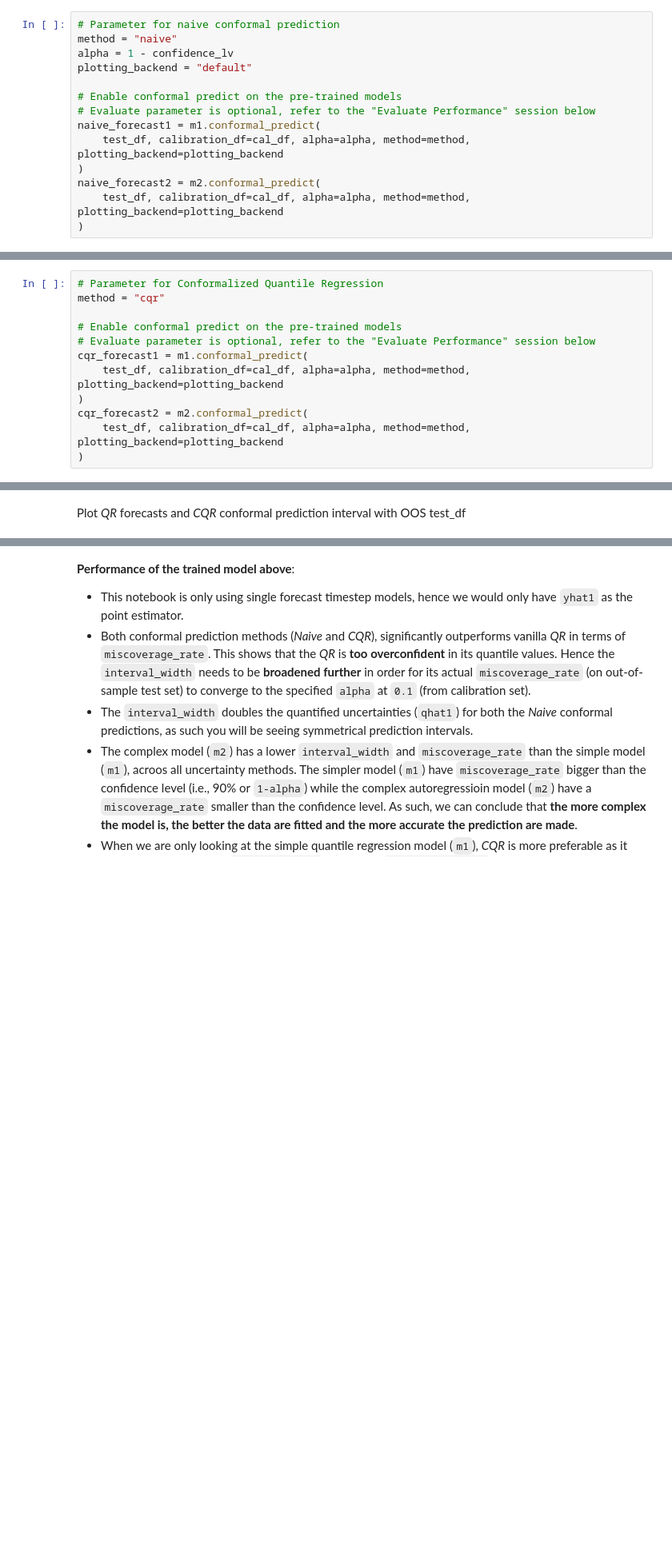
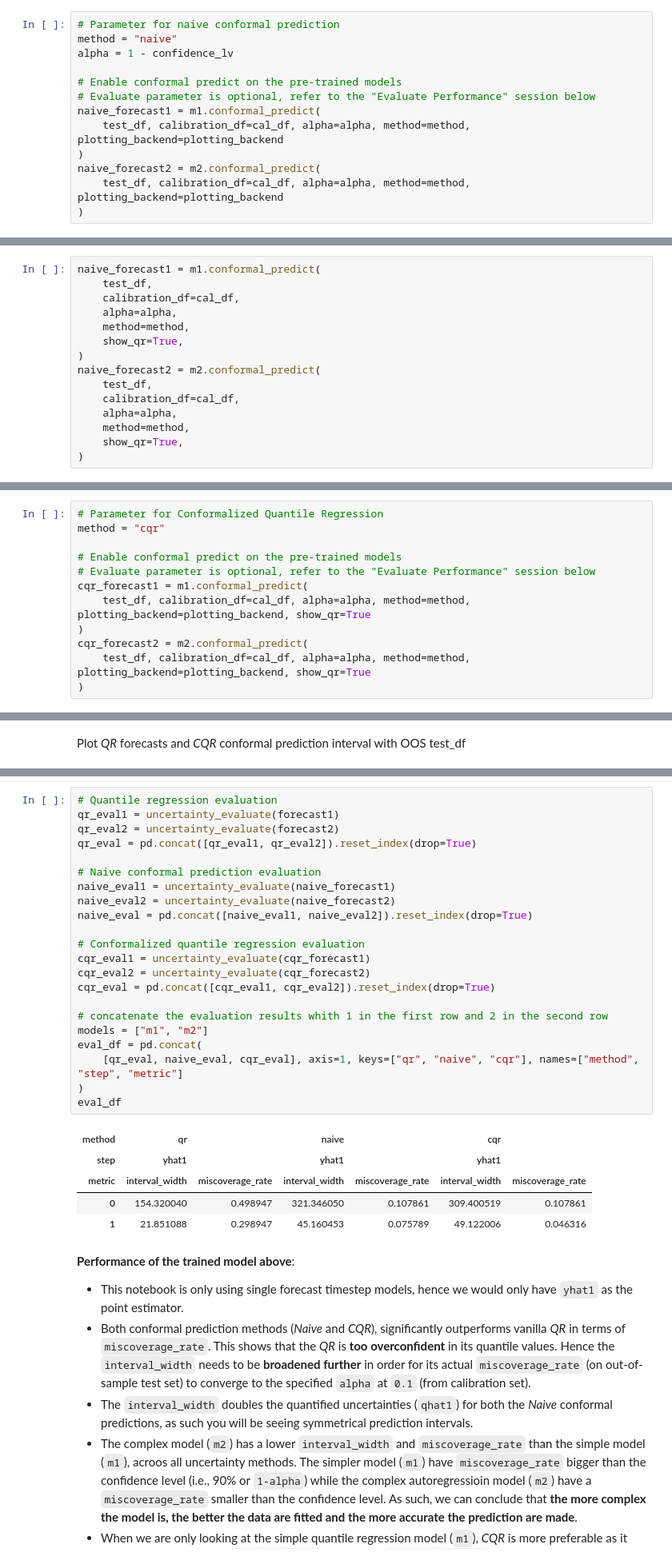
Before and after one commit to ourownstory/neural_prophet, a Jupyter notebook: tutorials/feature-use/uncertainty_conformal_prediction.ipynb, the cells around one changed output, grey strips where cells are left out. Shown: that part at 80% size. Saved outputs shown, nothing was run; the diff lists cells and outputs as text; blank space fills up the shorter version.

```diff
--- a/tutorials/feature-use/uncertainty_conformal_prediction.ipynb
+++ b/tutorials/feature-use/uncertainty_conformal_prediction.ipynb
@@ -162,7 +161,6 @@ Going back to our example, we need to denote the parameter value for the calibra
 # Parameter for naive conformal prediction
 method = "naive"
 alpha = 1 - confidence_lv
-plotting_backend = "default"
 
 # Enable conformal predict on the pre-trained models
 # Evaluate parameter is optional, refer to the "Evaluate Performance" session below
@@ -256,0 +200,15 @@ qhat for more complex model: 22.58022653124999
+# %%
+naive_forecast1 = m1.conformal_predict(
+    test_df,
+    calibration_df=cal_df,
+    alpha=alpha,
+    method=method,
+    show_qr=True,
+)
+naive_forecast2 = m2.conformal_predict(
+    test_df,
+    calibration_df=cal_df,
+    alpha=alpha,
+    method=method,
+    show_qr=True,
+)
@@ -281,10 +263,10 @@ method = "cqr"
 # Enable conformal predict on the pre-trained models
 # Evaluate parameter is optional, refer to the "Evaluate Performance" session below
 cqr_forecast1 = m1.conformal_predict(
-    test_df, calibration_df=cal_df, alpha=alpha, method=method, plotting_backend=plotting_backend
+    test_df, calibration_df=cal_df, alpha=alpha, method=method, plotting_backend=plotting_backend, show_qr=True
 )
 cqr_forecast2 = m2.conformal_predict(
-    test_df, calibration_df=cal_df, alpha=alpha, method=method, plotting_backend=plotting_backend
+    test_df, calibration_df=cal_df, alpha=alpha, method=method, plotting_backend=plotting_backend, show_qr=True
 )
 # %% [output]
 INFO - (NP.df_utils._infer_frequency) - Major frequency H corresponds to 99.866% of the data.
@@ -371,3 +316,31 @@ cqr_eval_df
+# %%
+# Quantile regression evaluation
+qr_eval1 = uncertainty_evaluate(forecast1)
+qr_eval2 = uncertainty_evaluate(forecast2)
+qr_eval = pd.concat([qr_eval1, qr_eval2]).reset_index(drop=True)
+
+# Naive conformal prediction evaluation
+naive_eval1 = uncertainty_evaluate(naive_forecast1)
+naive_eval2 = uncertainty_evaluate(naive_forecast2)
+naive_eval = pd.concat([naive_eval1, naive_eval2]).reset_index(drop=True)
+
+# Conformalized quantile regression evaluation
+cqr_eval1 = uncertainty_evaluate(cqr_forecast1)
+cqr_eval2 = uncertainty_evaluate(cqr_forecast2)
+cqr_eval = pd.concat([cqr_eval1, cqr_eval2]).reset_index(drop=True)
+
+# concatenate the evaluation results whith 1 in the first row and 2 in the second row
+models = ["m1", "m2"]
+eval_df = pd.concat(
+    [qr_eval, naive_eval, cqr_eval], axis=1, keys=["qr", "naive", "cqr"], names=["method", "step", "metric"]
+)
+eval_df
+# %% [output]
+| method | qr |  | naive |  | cqr |  |
+| step | yhat1 |  | yhat1 |  | yhat1 |  |
+| metric | interval_width | miscoverage_rate | interval_width | miscoverage_rate | interval_width | miscoverage_rate |
+| 0 | 154.320040 | 0.498947 | 321.346050 | 0.107861 | 309.400519 | 0.107861 |
+| 1 | 21.851088 | 0.298947 | 45.160453 | 0.075789 | 49.122006 | 0.046316 |
 # %% [markdown]
 **Performance of the trained model above**:
 
```
Also changed, not shown: parts of 20 cells of this notebook, 5 other files.
